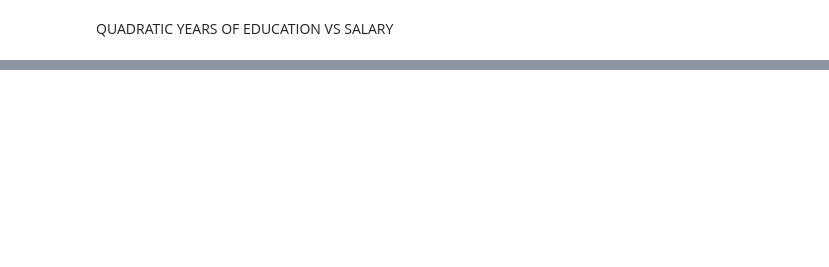
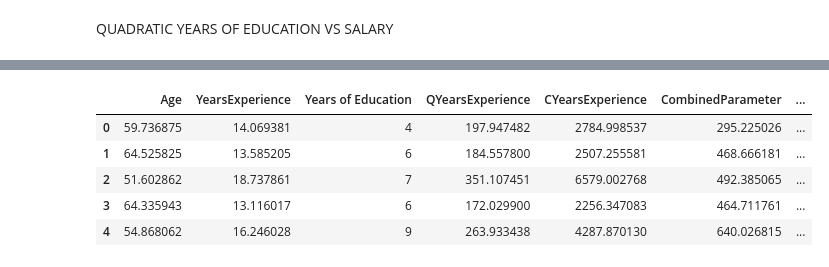
Before and after one commit to AdithyaDVarma/Biology_AI-in-agriculture_Semester1, a Jupyter notebook: Salary_Prediction_AIE_B_Project_Sem1.ipynb, the cells around one changed output, grey strips where cells are left out. Saved outputs shown, nothing was run; the diff lists cells and outputs as text; code cells hidden in the pictures; blank space fills up the shorter version.

```diff
--- a/Salary_Prediction_AIE_B_Project_Sem1.ipynb
+++ b/Salary_Prediction_AIE_B_Project_Sem1.ipynb
@@ -371,0 +390,12 @@ assert Salary == lm.predict([[7]])
+# %%
+# Creating a new column to place contents of the result variable
+Testset["Predicted Salary Using Sklearn method"]= result
+Testset["Prediction Error Using Sklearn method"] = Testset["Salary"]-Testset["Predicted Salary Using Sklearn method"]
+Testset.head()
+# %% [output]
+|  | Age | YearsExperience | Years of Education | QYearsExperience | CYearsExperience | CombinedParameter | ... |
+| 0 | 59.736875 | 14.069381 | 4 | 197.947482 | 2784.998537 | 295.225026 | ... |
+| 1 | 64.525825 | 13.585205 | 6 | 184.557800 | 2507.255581 | 468.666181 | ... |
+| 2 | 51.602862 | 18.737861 | 7 | 351.107451 | 6579.002768 | 492.385065 | ... |
+| 3 | 64.335943 | 13.116017 | 6 | 172.029900 | 2256.347083 | 464.711761 | ... |
+| 4 | 54.868062 | 16.246028 | 9 | 263.933438 | 4287.870130 | 640.026815 | ... |
```
Also changed, not shown: parts of 40 cells of this notebook.
